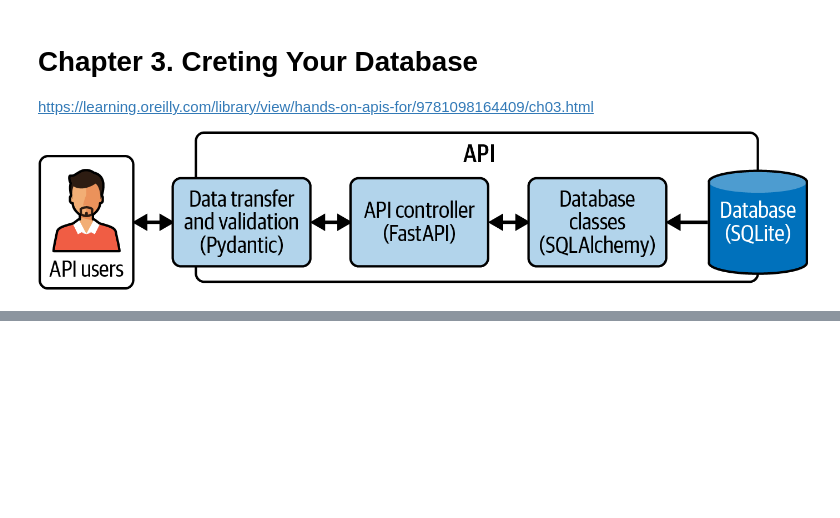
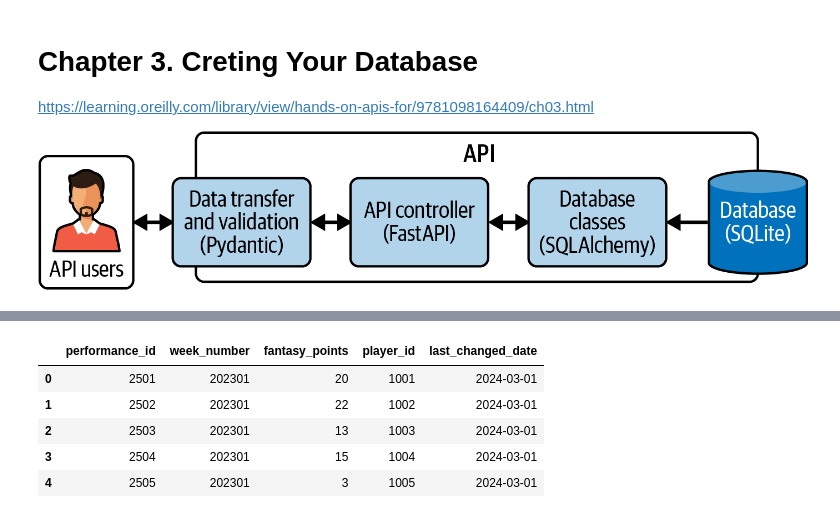
Before and after one commit to doolingdavidrs21/api-book-part-one, a Jupyter notebook: chapter3/chap3notes.ipynb, the cells around one changed output, grey strips where cells are left out. Drawn from its saved outputs; the diff is of its cells as text; code cells hidden in the pictures; blank space fills up the shorter version.

```diff
--- a/chapter3/chap3notes.ipynb
+++ b/chapter3/chap3notes.ipynb
@@ -6,0 +157,2 @@ https://learning.oreilly.com/library/view/hands-on-apis-for/9781098164409/ch03.h
+# %%
+dfperformance['last_changed_date'] = pd.to_datetime(dfperformance['last_changed_date'])
@@ -6,0 +198,9 @@ https://learning.oreilly.com/library/view/hands-on-apis-for/9781098164409/ch03.h
+# %%
+dfperformance.head()
+# %% [output]
+|  | performance_id | week_number | fantasy_points | player_id | last_changed_date |
+| 0 | 2501 | 202301 | 20 | 1001 | 2024-03-01 |
+| 1 | 2502 | 202301 | 22 | 1002 | 2024-03-01 |
+| 2 | 2503 | 202301 | 13 | 1003 | 2024-03-01 |
+| 3 | 2504 | 202301 | 15 | 1004 | 2024-03-01 |
+| 4 | 2505 | 202301 | 3 | 1005 | 2024-03-01 |
```
Also changed, not shown: parts of 30 cells of this notebook, 1 other file.
